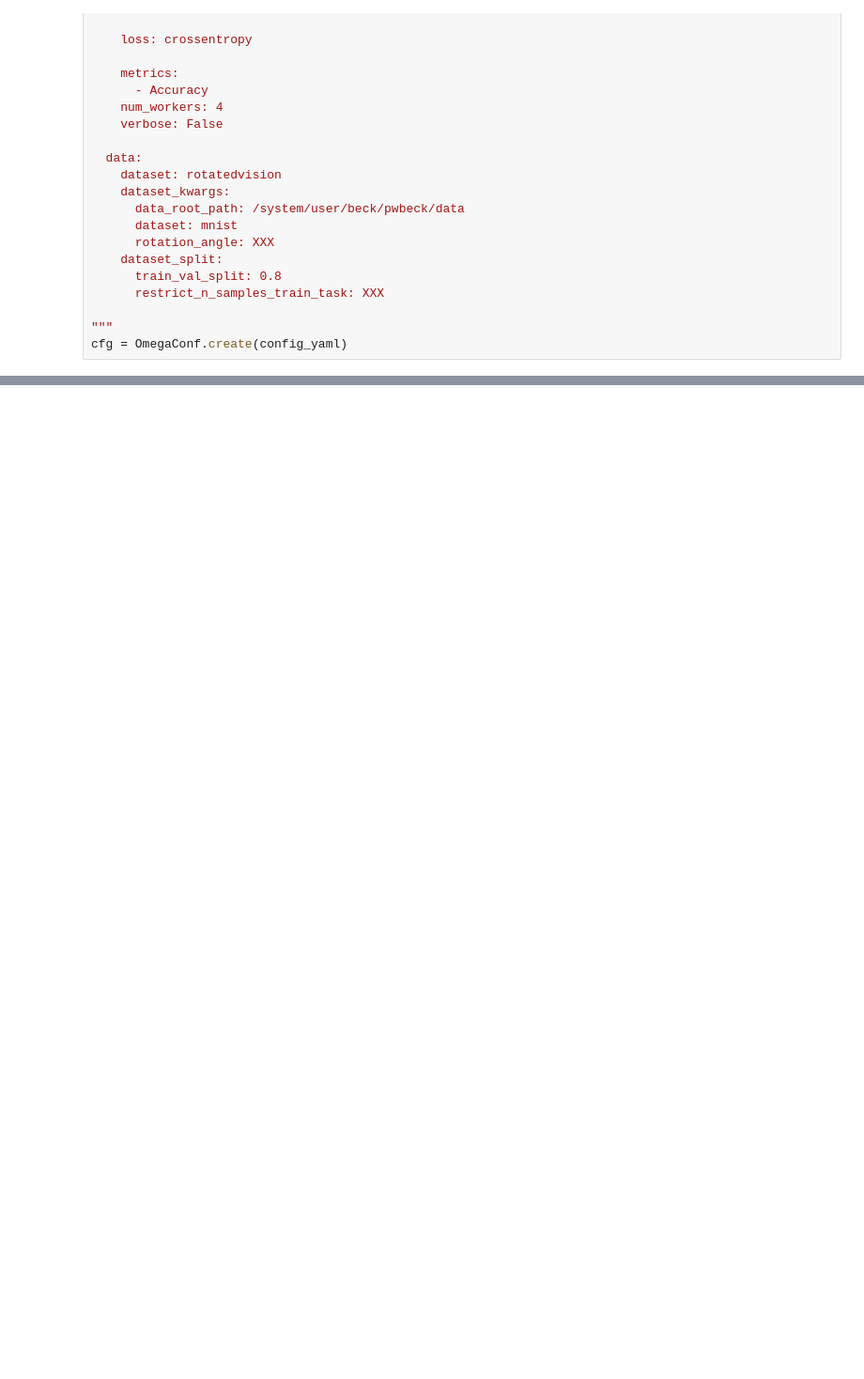
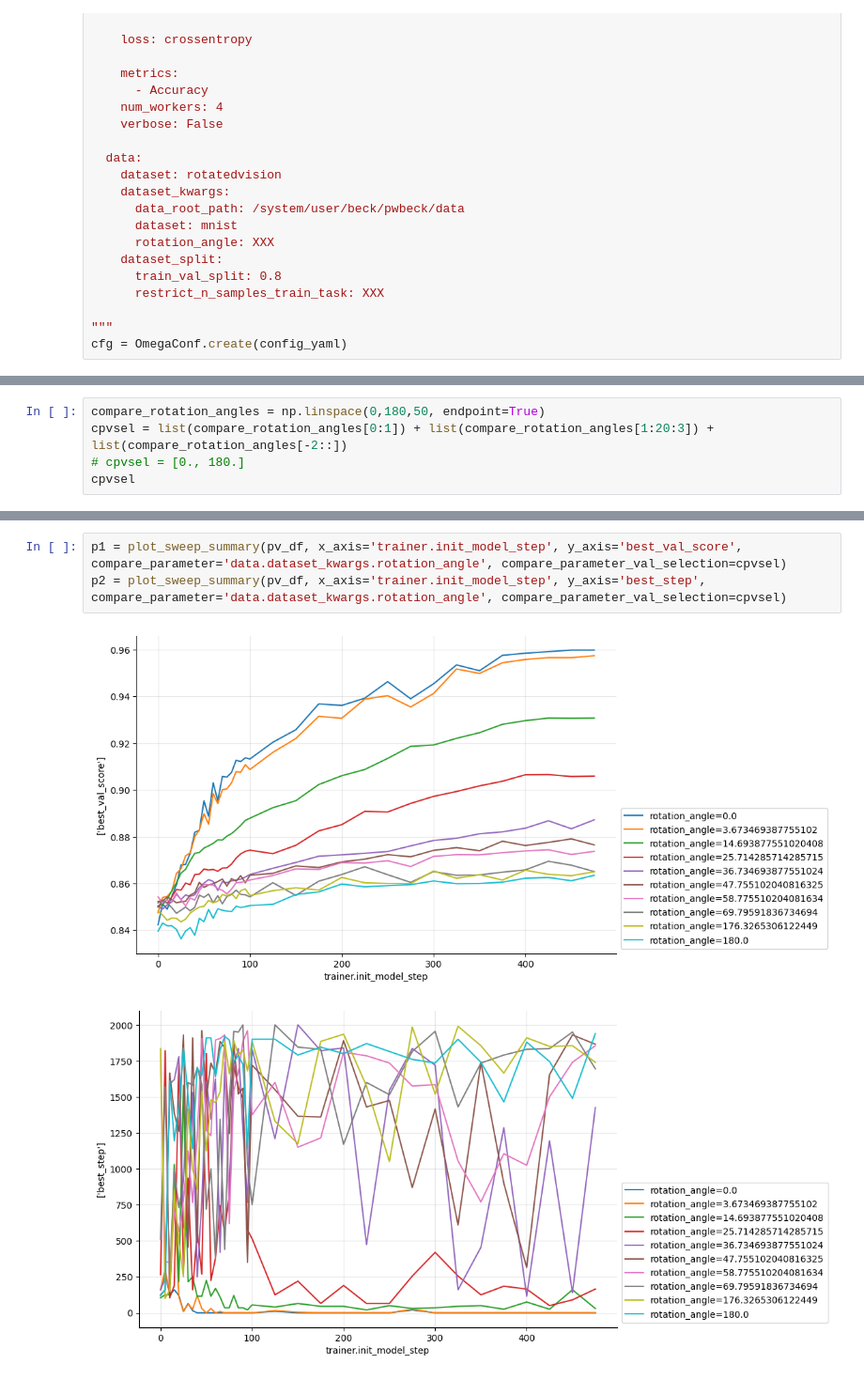
Before and after one commit to maximilianmbeck/lfmd_notebooks, a Jupyter notebook: lfmd_notebooks/11.7.3-mnist_lenet_rotatedtasks_finetune.ipynb, the cells around one changed output, grey strips where cells are left out. Shown: that part at 94% size. Cells and saved outputs as stored; diff of their text form; blank space fills up the shorter version.

```diff
--- a/lfmd_notebooks/11.7.3-mnist_lenet_rotatedtasks_finetune.ipynb
+++ b/lfmd_notebooks/11.7.3-mnist_lenet_rotatedtasks_finetune.ipynb
@@ -122,0 +290,5 @@ python run_sweep.py --config-name mnist-11.7.3-lenet_rottasks_ft.yaml
+# %%
+compare_rotation_angles = np.linspace(0,180,50, endpoint=True)
+cpvsel = list(compare_rotation_angles[0:1]) + list(compare_rotation_angles[1:20:3]) + list(compare_rotation_angles[-2::])
+# cpvsel = [0., 180.]
+cpvsel
@@ -122,0 +306,6 @@ python run_sweep.py --config-name mnist-11.7.3-lenet_rottasks_ft.yaml
+# %%
+p1 = plot_sweep_summary(pv_df, x_axis='trainer.init_model_step', y_axis='best_val_score', compare_parameter='data.dataset_kwargs.rotation_angle', compare_parameter_val_selection=cpvsel)
+p2 = plot_sweep_summary(pv_df, x_axis='trainer.init_model_step', y_axis='best_step', compare_parameter='data.dataset_kwargs.rotation_angle', compare_parameter_val_selection=cpvsel)
+# %% [output]
+[figure, added]
+[figure, added]
```
Also changed, not shown: parts of 27 cells of this notebook.
